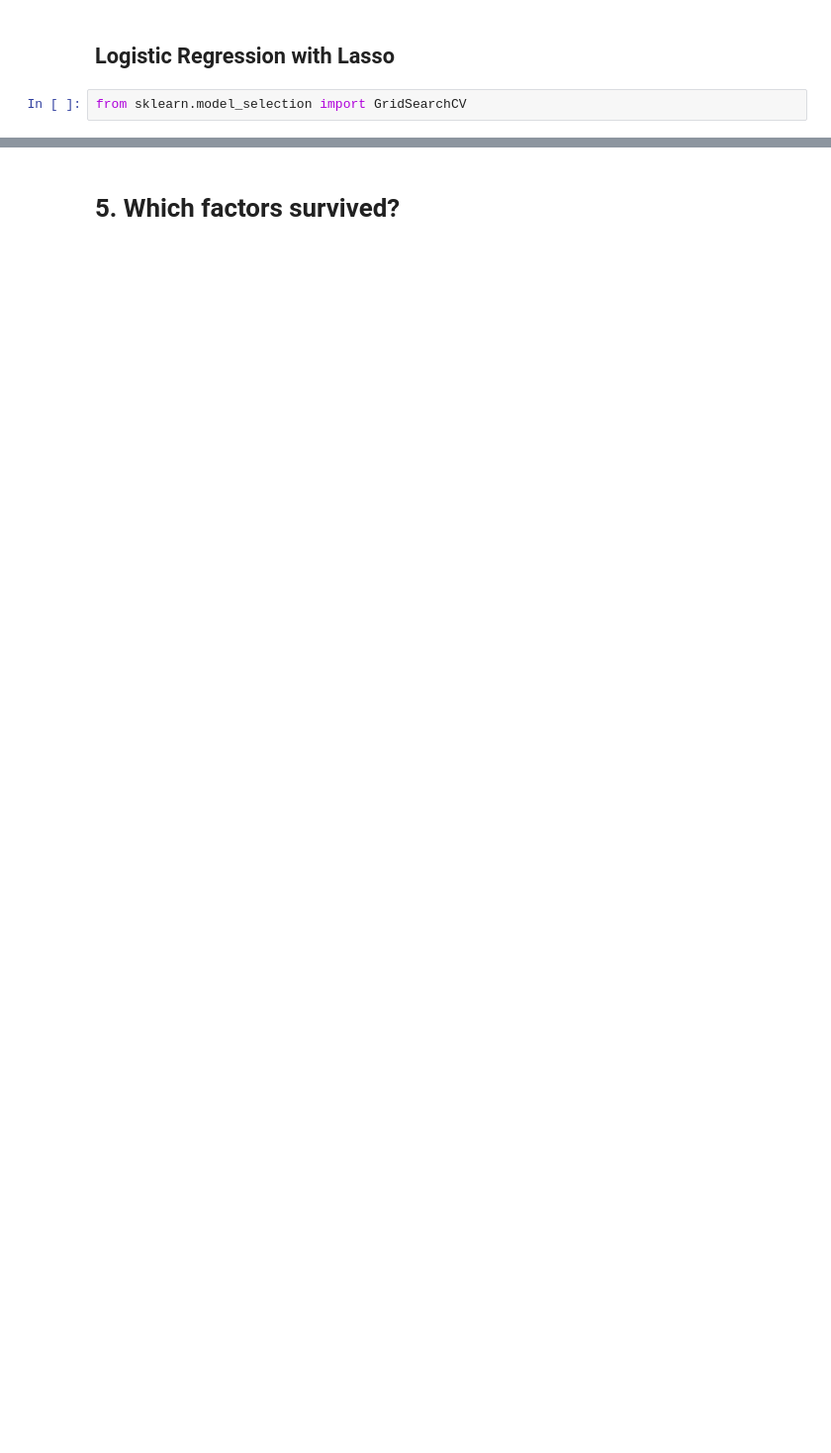
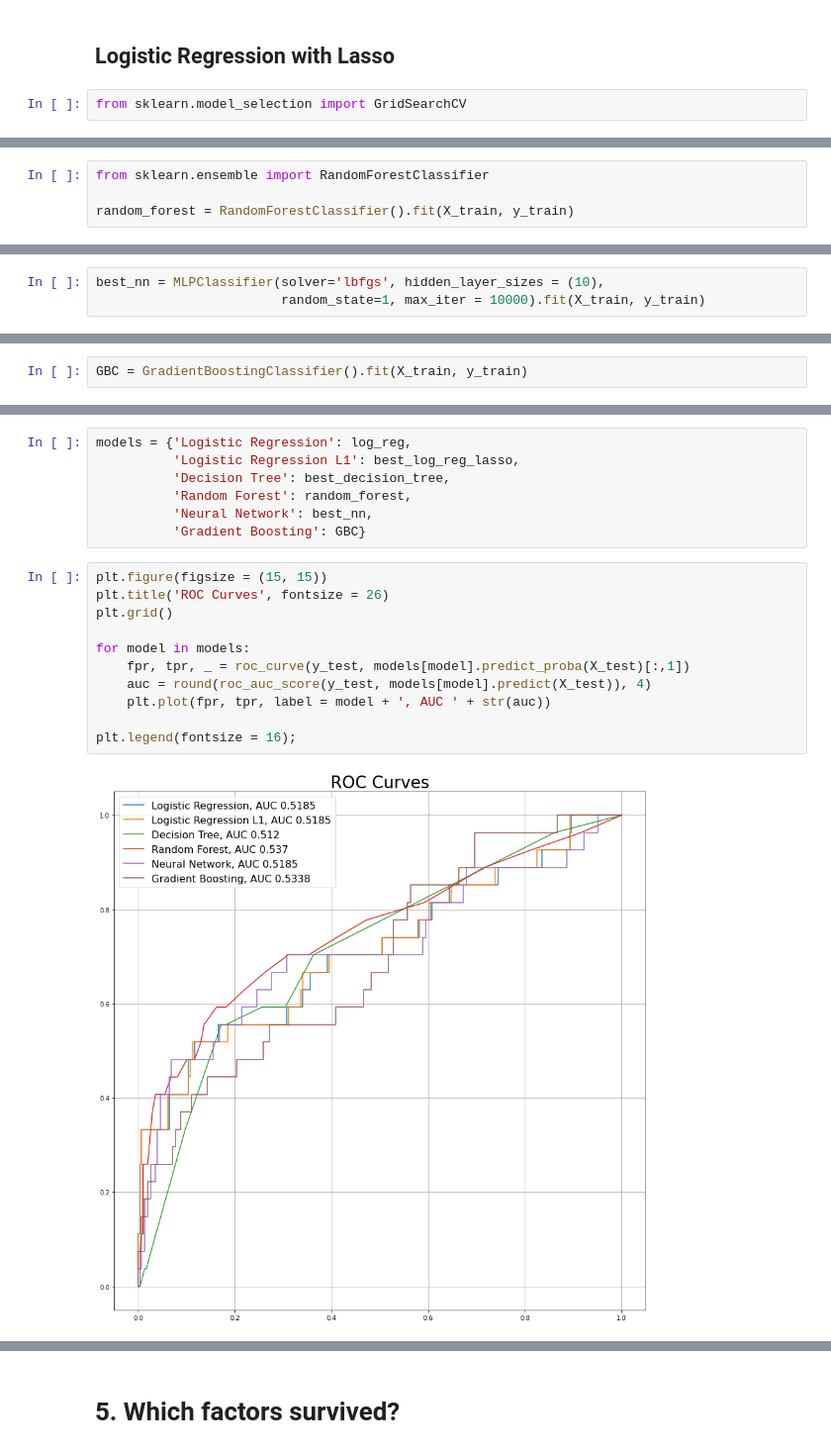
Before and after one commit to andrey-lukyanov/AFE-LUISS, a Jupyter notebook: assignment_2.ipynb, the cells around one changed output, grey strips where cells are left out. Shown: that part at 99% size. Drawn from its saved outputs; the diff is of its cells as text; blank space fills up the shorter version.

```diff
--- a/assignment_2.ipynb
+++ b/assignment_2.ipynb
@@ -177 +191,5 @@ https://scikit-learn.org/stable/modules/classes.html#module-sklearn.model_select
+# %%
+from sklearn.ensemble import RandomForestClassifier
+
+random_forest = RandomForestClassifier().fit(X_train, y_train)
 # %% [markdown]
@@ -179,0 +212,3 @@ https://scikit-learn.org/stable/modules/classes.html#module-sklearn.model_select
+# %%
+best_nn = MLPClassifier(solver='lbfgs', hidden_layer_sizes = (10),
+                        random_state=1, max_iter = 10000).fit(X_train, y_train)
@@ -180,2 +219,4 @@ https://scikit-learn.org/stable/modules/classes.html#module-sklearn.model_select
+# %%
+GBC = GradientBoostingClassifier().fit(X_train, y_train)
 # %% [markdown]
 # 3. AUC ROC
@@ -182,0 +226,20 @@ https://scikit-learn.org/stable/modules/classes.html#module-sklearn.model_select
+# %%
+models = {'Logistic Regression': log_reg,
+          'Logistic Regression L1': best_log_reg_lasso,
+          'Decision Tree': best_decision_tree,
+          'Random Forest': random_forest,
+          'Neural Network': best_nn,
+          'Gradient Boosting': GBC}
+# %%
+plt.figure(figsize = (15, 15))
+plt.title('ROC Curves', fontsize = 26)
+plt.grid()
+
+for model in models:
+    fpr, tpr, _ = roc_curve(y_test, models[model].predict_proba(X_test)[:,1])
+    auc = round(roc_auc_score(y_test, models[model].predict(X_test)), 4)
+    plt.plot(fpr, tpr, label = model + ', AUC ' + str(auc))
+
+plt.legend(fontsize = 16);
+# %% [output]
+[figure, added]
```
Also changed, not shown: parts of 34 cells of this notebook.
